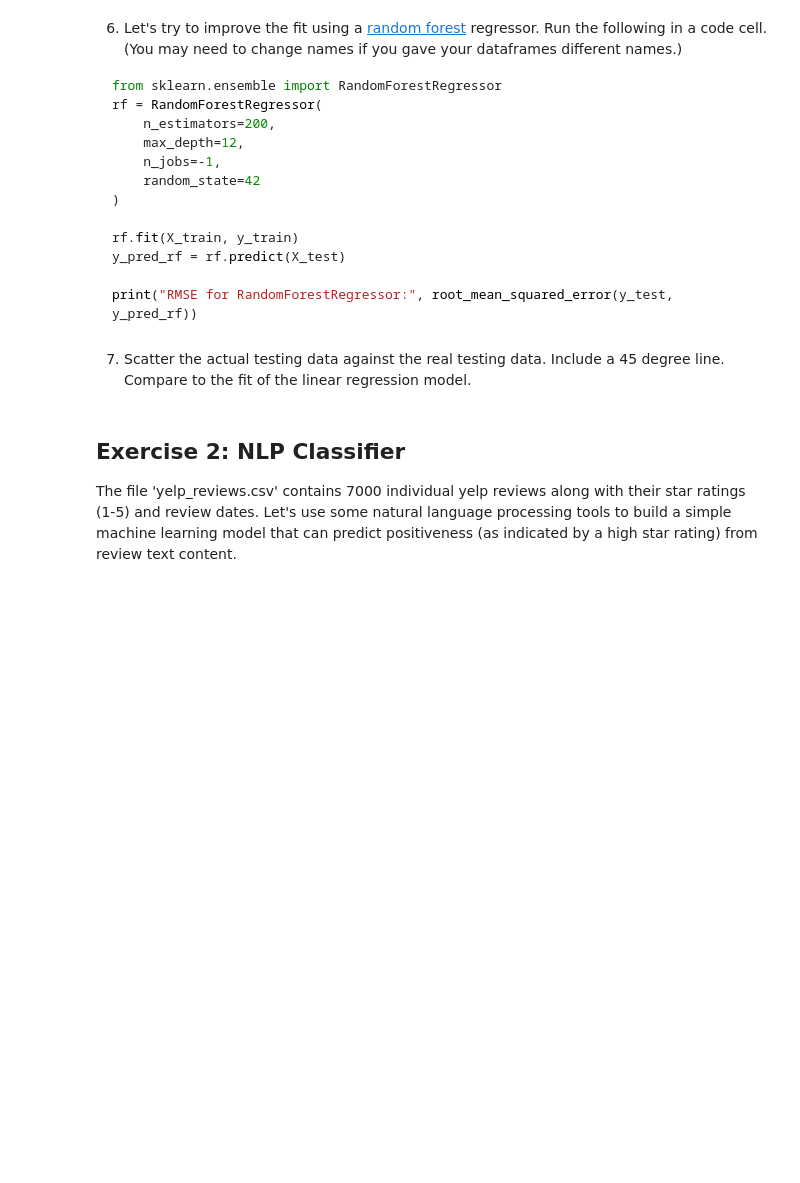
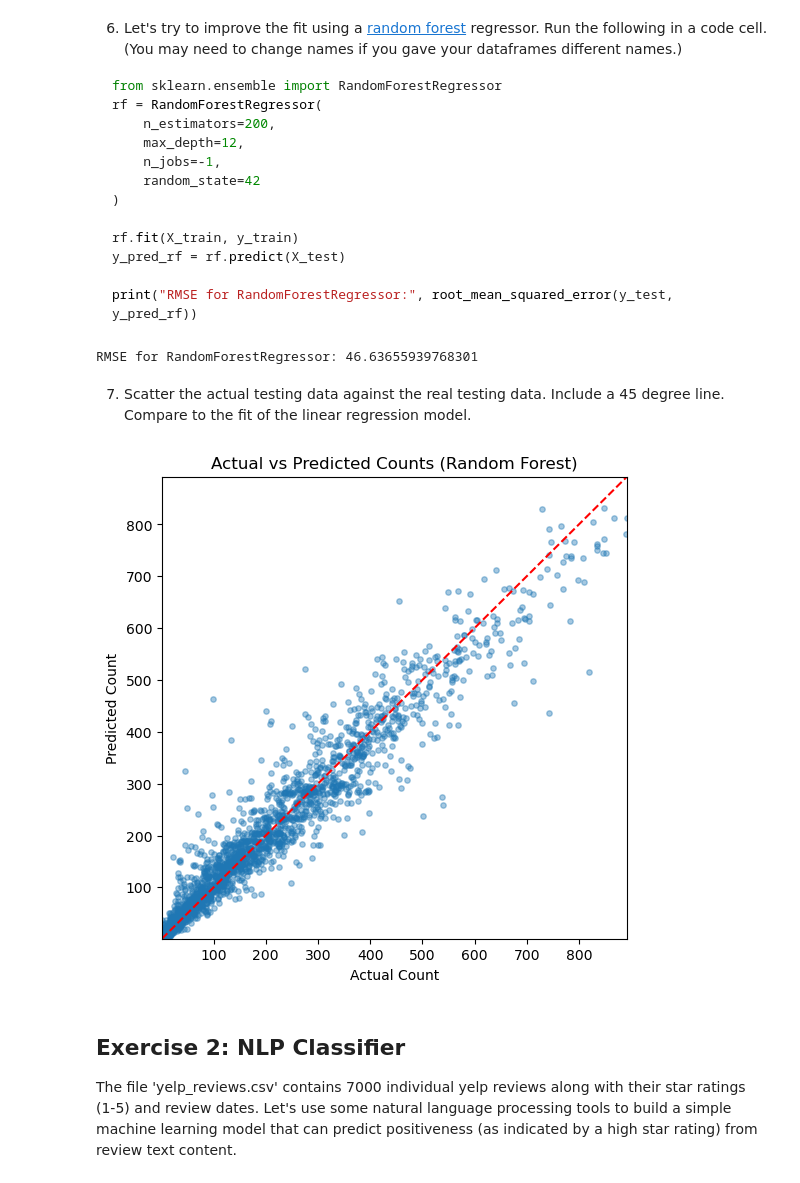
Before and after one commit to messymoose/ECON570, a Jupyter notebook: projects/cp5_f25.ipynb, the cells around one changed output. Saved outputs shown, nothing was run; the diff lists cells and outputs as text; code cells hidden in the pictures; blank space fills up the shorter version.

````diff
--- a/projects/cp5_f25.ipynb
+++ b/projects/cp5_f25.ipynb
@@ -36,8 +111,40 @@ y_pred_rf = rf.predict(X_test)
 
 print("RMSE for RandomForestRegressor:", root_mean_squared_error(y_test, y_pred_rf))
 ```
+# %%
+rf = RandomForestRegressor(
+    n_estimators=200,
+    max_depth=12,
+    n_jobs=-1,
+    random_state=42
+)
+
+rf.fit(X_train, y_train)
+y_pred_rf = rf.predict(X_test)
+
+print("RMSE for RandomForestRegressor:",
+      root_mean_squared_error(y_test, y_pred_rf))
+# %% [output]
+RMSE for RandomForestRegressor: 46.63655939768301
 # %% [markdown]
 7. Scatter the actual testing data against the real testing data. Include a 45 degree line. Compare to the fit of the linear regression model.
+# %%
+plt.figure(figsize=(6, 6))
+
+plt.scatter(y_test, y_pred_rf, alpha=0.4, s=15)
+
+lims = [min(y_test.min(), y_pred_rf.min()), max(y_test.max(), y_pred_rf.max())]
+plt.plot(lims, lims, 'r--')
+
+plt.xlabel("Actual Count")
+plt.ylabel("Predicted Count")
+plt.title("Actual vs Predicted Counts (Random Forest)")
+plt.xlim(lims)
+plt.ylim(lims)
+
+plt.show()
+# %% [output]
+[figure, added]
 # %% [markdown]
 ## Exercise 2: NLP Classifier
 
````
Also changed, not shown: parts of 22 cells of this notebook, 3 other files.
